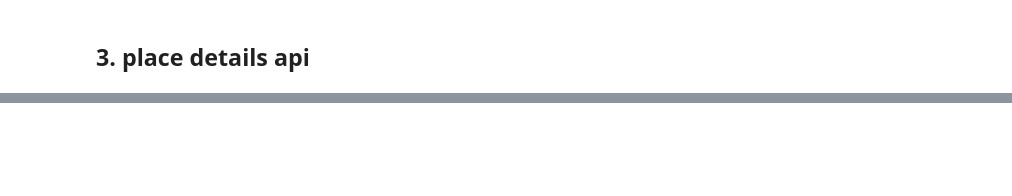
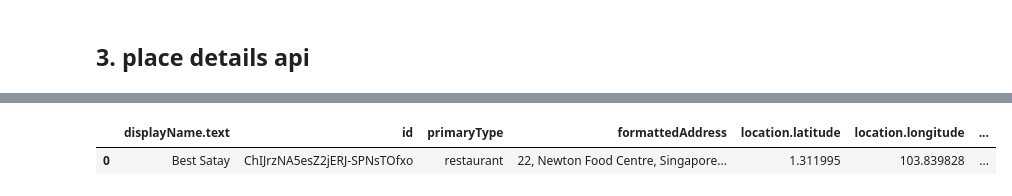
Before and after one commit to koshyan/places-api, a Jupyter notebook: places_api.ipynb, the cells around one changed output, grey strips where cells are left out. Cells and saved outputs as stored; diff of their text form; code cells hidden in the pictures; blank space fills up the shorter version.

```diff
--- a/places_api.ipynb
+++ b/places_api.ipynb
@@ -855,0 +952,16 @@ Index(['name', 'id', 'types', 'formattedAddress', 'addressComponents',
+# %%
+test_3_2[['displayName.text',
+          'id',
+          'primaryType',
+          'formattedAddress',
+          'location.latitude',
+          'location.longitude',
+          'rating',
+          'reviews',
+          'userRatingCount',
+          'regularOpeningHours.weekdayDescriptions',
+          'priceRange.startPrice.units',
+          'priceRange.endPrice.units']]
+# %% [output]
+|  | displayName.text | id | primaryType | formattedAddress | location.latitude | location.longitude | ... |
+| 0 | Best Satay | ChIJrzNA5esZ2jERJ-SPNsTOfxo | restaurant | 22, Newton Food Centre, Singapore... | 1.311995 | 103.839828 | ... |
```
Also changed, not shown: parts of 17 cells of this notebook.
